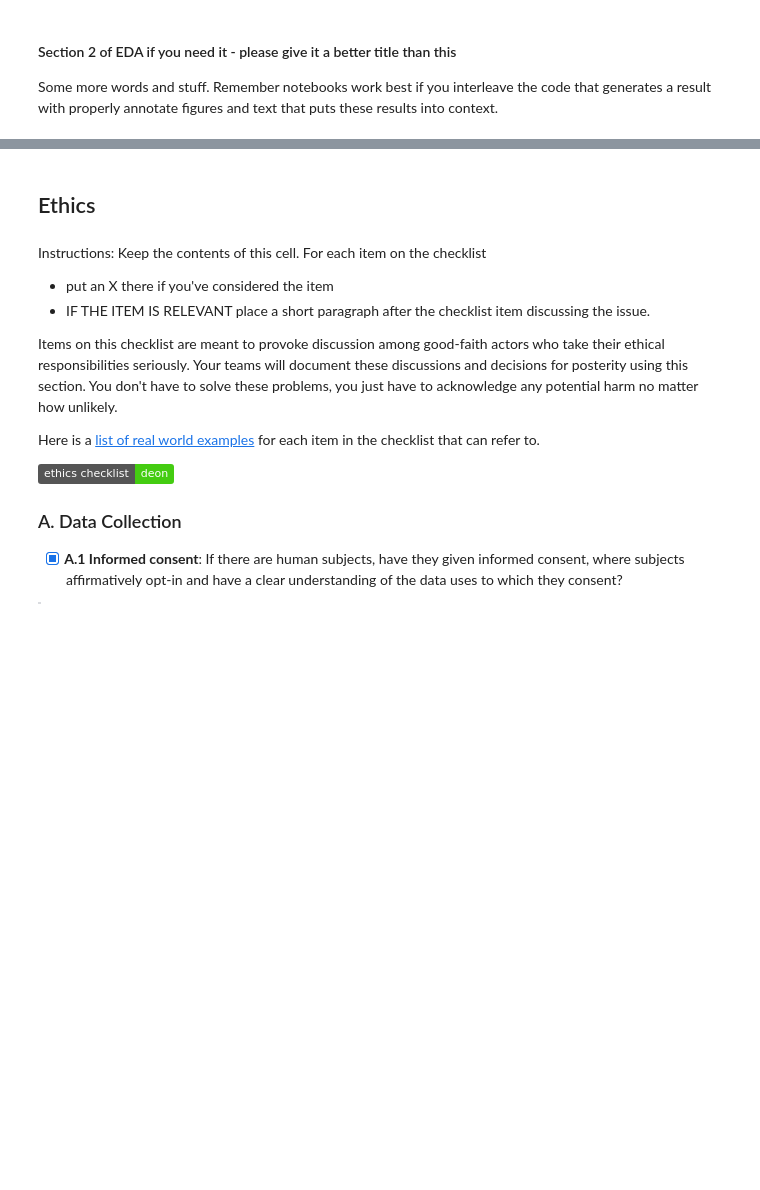
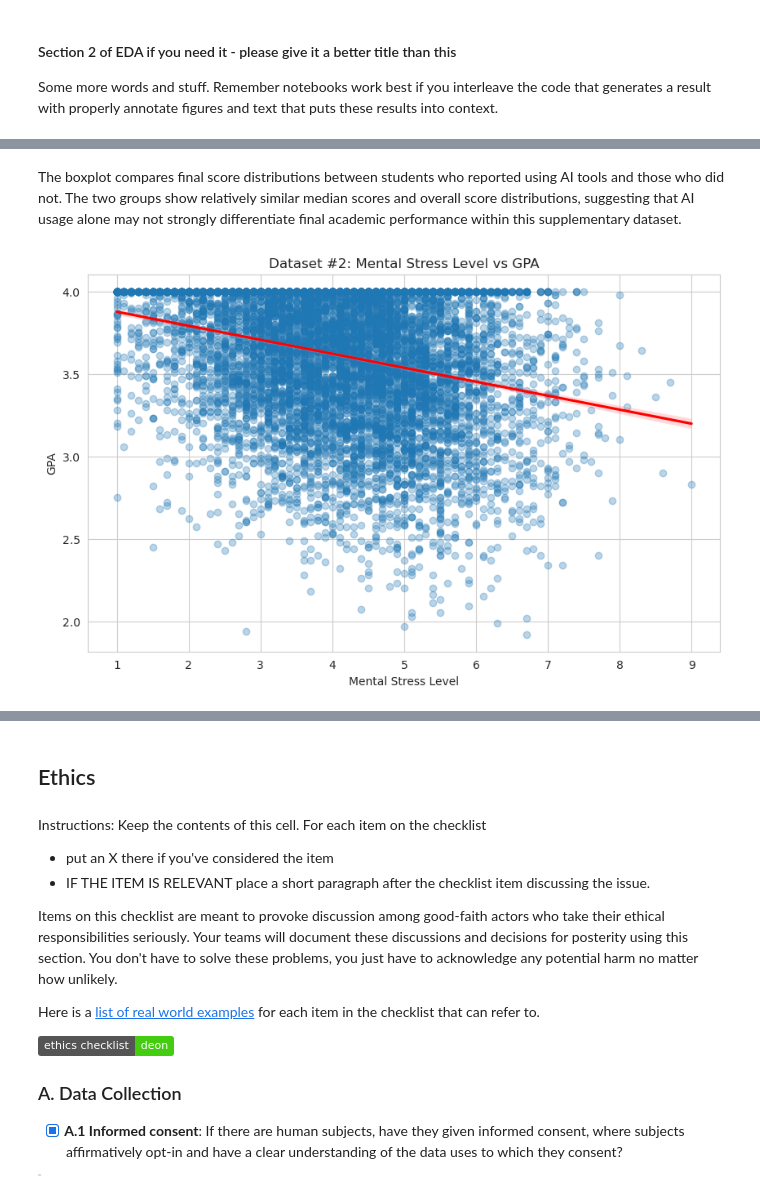
Before and after one commit to COGS108/Group-SP26-087, a Jupyter notebook: 02-EDACheckpoint.ipynb, the cells around one changed output, grey strips where cells are left out. Drawn from its saved outputs; the diff is of its cells as text; code cells hidden in the pictures; badges without logos; blank space fills up the shorter version.

```diff
--- a/02-EDACheckpoint.ipynb
+++ b/02-EDACheckpoint.ipynb
@@ -244,6 +269,7 @@ important_variables = [
     'GPA',
     'AI_tool_usage_hours',
     'final_exam_score',
+    'mental_stress_level'
 ]
 
 # Create clean dataframe and drop rows with any missing values in these columns
@@ -402,0 +575,20 @@ Some more words and stuff.  Remember notebooks work best if you interleave the c
+# %% [markdown]
+The boxplot compares final score distributions between students who reported using AI tools and those who did not. The two groups show relatively similar median scores and overall score distributions, suggesting that AI usage alone may not strongly differentiate final academic performance within this supplementary dataset.
+# %%
+plt.figure(figsize=(10,6))
+
+sns.regplot(
+    data=df2,
+    x='mental_stress_level',
+    y='GPA',
+    scatter_kws={'alpha': 0.3},
+    line_kws={'color': 'red'}
+)
+
+plt.title('Dataset #2: Mental Stress Level vs GPA')
+plt.xlabel('Mental Stress Level')
+plt.ylabel('GPA')
+
+plt.show()
+# %% [output]
+[figure, added]
```
Also changed, not shown: parts of 15 cells of this notebook.
